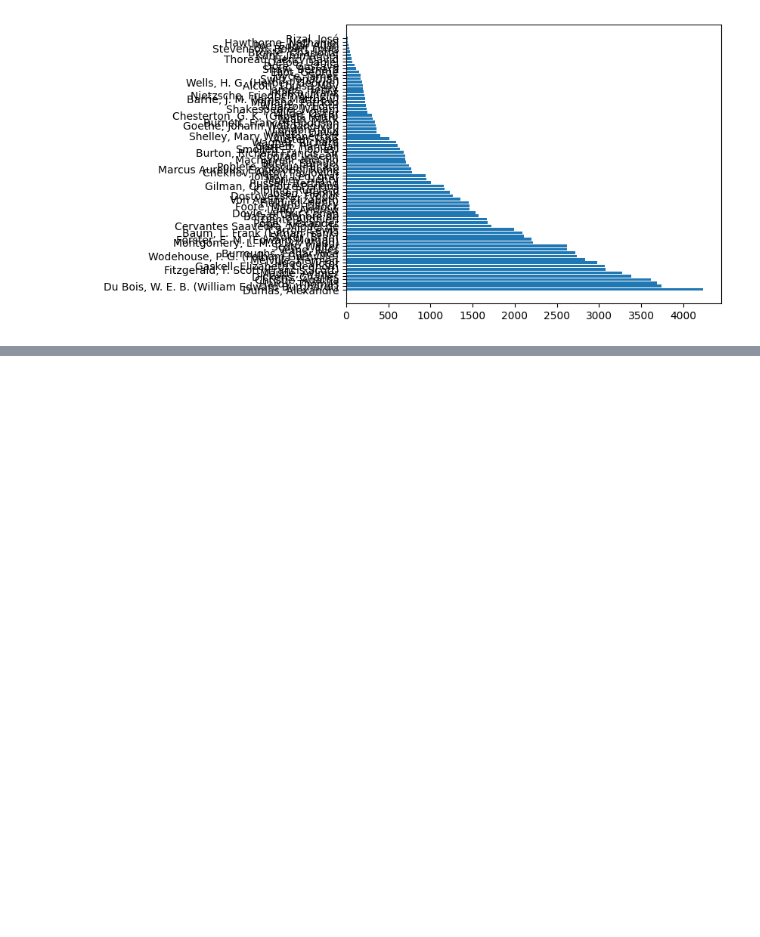
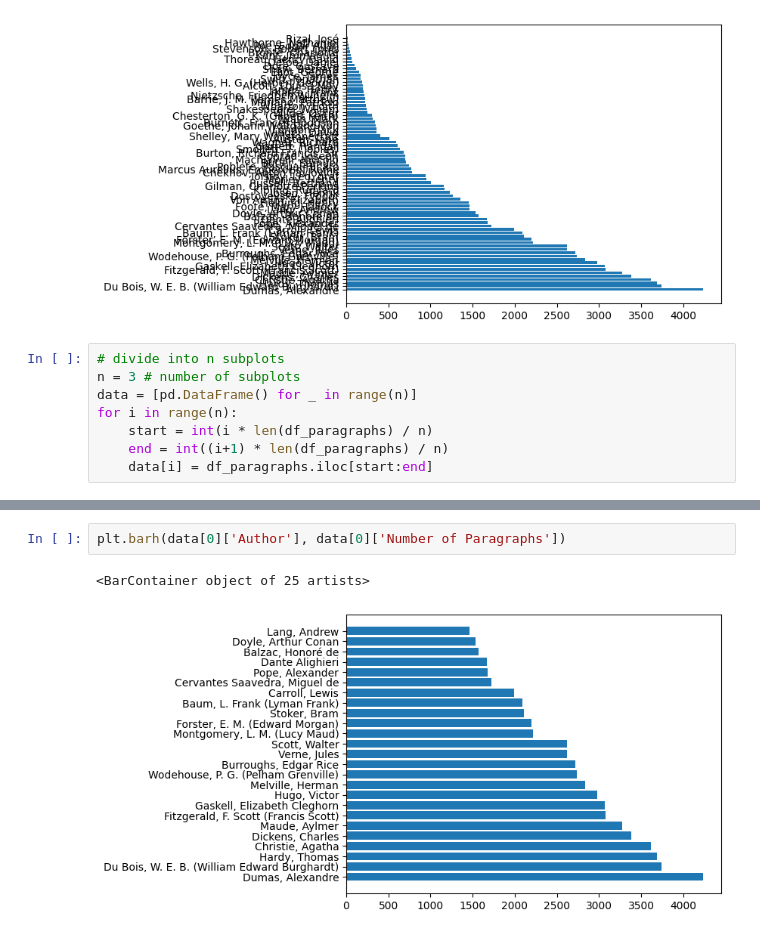
Before and after one commit to camilaborinsky/NLP-books, a Jupyter notebook: eda.ipynb, the cells around one changed output, grey strips where cells are left out. Saved outputs shown, nothing was run; the diff lists cells and outputs as text; blank space fills up the shorter version.

Commit message:
shorter graph for a better view

```diff
--- a/eda.ipynb
+++ b/eda.ipynb
@@ -57,3 +58,11 @@ plt.barh(df_paragraphs['Author'], df_paragraphs['Number of Paragraphs'])
 # %% [output]
 <BarContainer object of 76 artists>
 [figure]
+# %%
+# divide into n subplots
+n = 3 # number of subplots
+data = [pd.DataFrame() for _ in range(n)]
+for i in range(n):
+    start = int(i * len(df_paragraphs) / n)
+    end = int((i+1) * len(df_paragraphs) / n)
+    data[i] = df_paragraphs.iloc[start:end]
@@ -59,0 +87,5 @@ plt.barh(df_paragraphs['Author'], df_paragraphs['Number of Paragraphs'])
+# %%
+plt.barh(data[0]['Author'], data[0]['Number of Paragraphs'])
+# %% [output]
+<BarContainer object of 25 artists>
+[figure, added]
```
Also changed, not shown: parts of 4 cells of this notebook.
